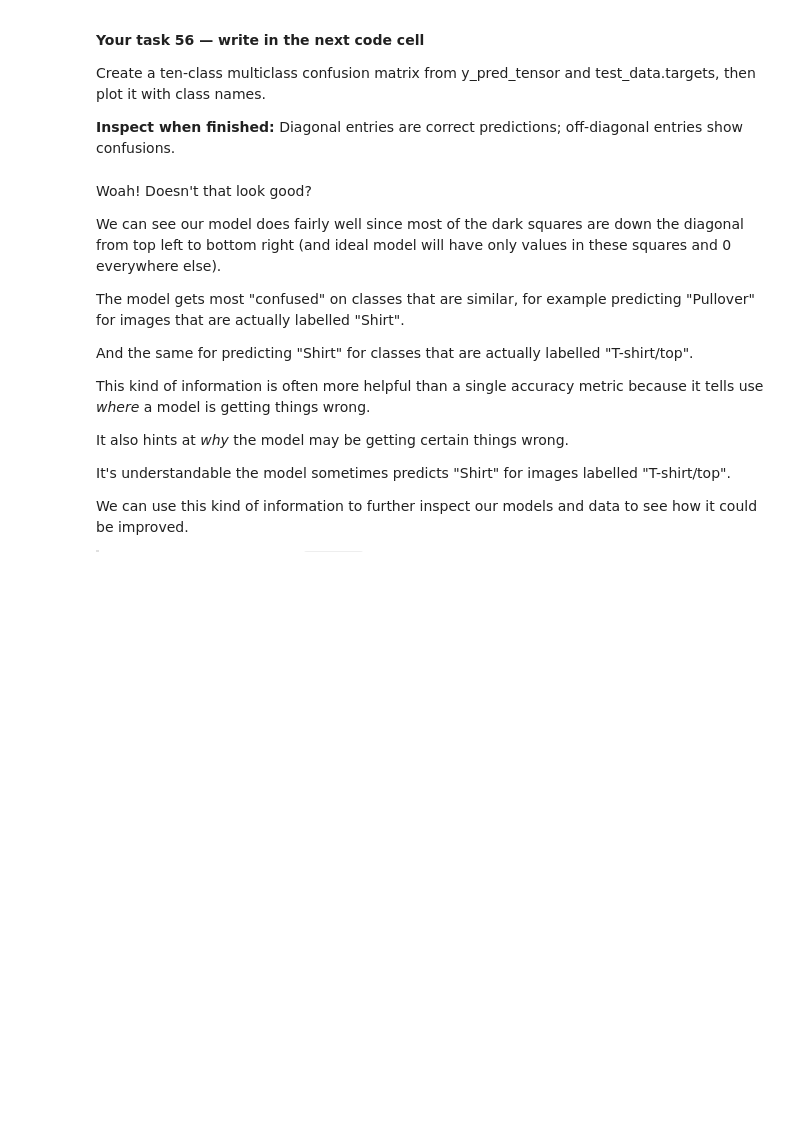
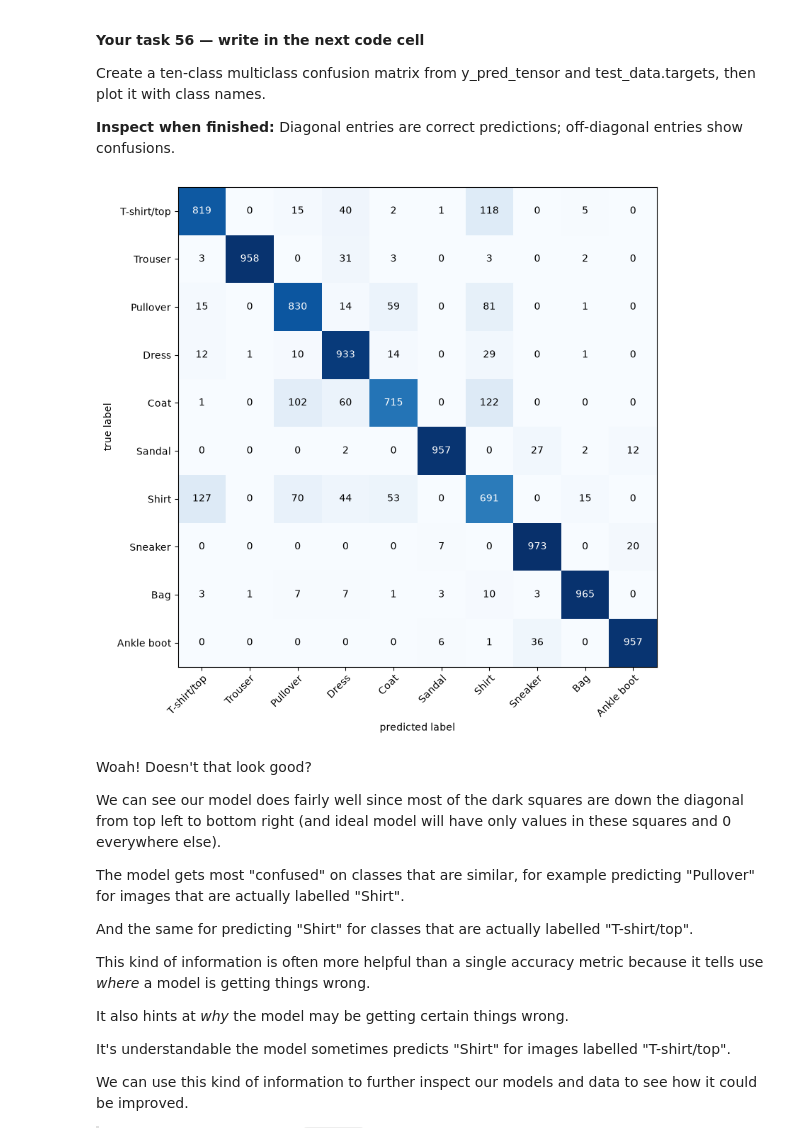
Before and after one commit to GyDeen/PyTorch-DeepLearning, a Jupyter notebook: 03_pytorch_computer_vision.ipynb, the cells around one changed output. Drawn from its saved outputs; the diff is of its cells as text; code cells hidden in the pictures; blank space fills up the shorter version.

```diff
--- a/03_pytorch_computer_vision.ipynb
+++ b/03_pytorch_computer_vision.ipynb
@@ -1186,6 +1328,9 @@ To test the layers out, let's create some toy data just like the data used on CN
 Create a random image batch with shape $(32,3,64,64)$ and select one test_image.
 
 **Inspect when finished:** This separate three-channel example is for exploring convolution shapes, not FashionMNIST training.
+# %%
+images = torch.randn(32, 3, 64, 64)
+test_image = images[0]
 # %% [markdown]
 Let's create an example `nn.Conv2d()` with various parameters:
 * `in_channels` (int) - Number of channels in the input image.
@@ -1634,3 +1964,14 @@ torch.cat([torch.ones(1, 2), torch.zeros(1, 2)], dim=0)
 Iterate over the full test_dataloader in eval/inference mode, collect predicted class indices on CPU, and concatenate into y_pred_tensor.
 
 **Inspect when finished:** Predictions follow test_data.targets order because testing is not shuffled.
+# %%
+# Preserve dataset order for comparison with test_data.targets.
+test_dataloader = DataLoader(test_data, batch_size=32, shuffle=False)
+model_2.eval()
+y_preds = []
+with torch.inference_mode():
+    for images, labels in test_dataloader:
+        predictions = model_2(images.to(device))
+        y_preds.append(predictions.argmax(dim=1).cpu())
+y_pred_tensor = torch.cat(y_preds)
+print(y_pred_tensor.shape)
@@ -1690,6 +2043,16 @@ metric = ConfusionMatrix(task="multiclass", num_classes=10)
 Create a ten-class multiclass confusion matrix from y_pred_tensor and test_data.targets, then plot it with class names.
 
 **Inspect when finished:** Diagonal entries are correct predictions; off-diagonal entries show confusions.
+# %%
+confusion_matrix = ConfusionMatrix(task="multiclass", num_classes=len(class_names))
+confmat = confusion_matrix(y_pred_tensor, test_data.targets.cpu())
+fig, ax = plot_confusion_matrix(
+    conf_mat=confmat.numpy(), class_names=class_names, figsize=(10, 8)
+)
+plt.tight_layout()
+plt.show()
+# %% [output]
+[figure, added]
 # %% [markdown]
 Woah! Doesn't that look good?
 
```
Also changed, not shown: parts of 39 cells of this notebook.
